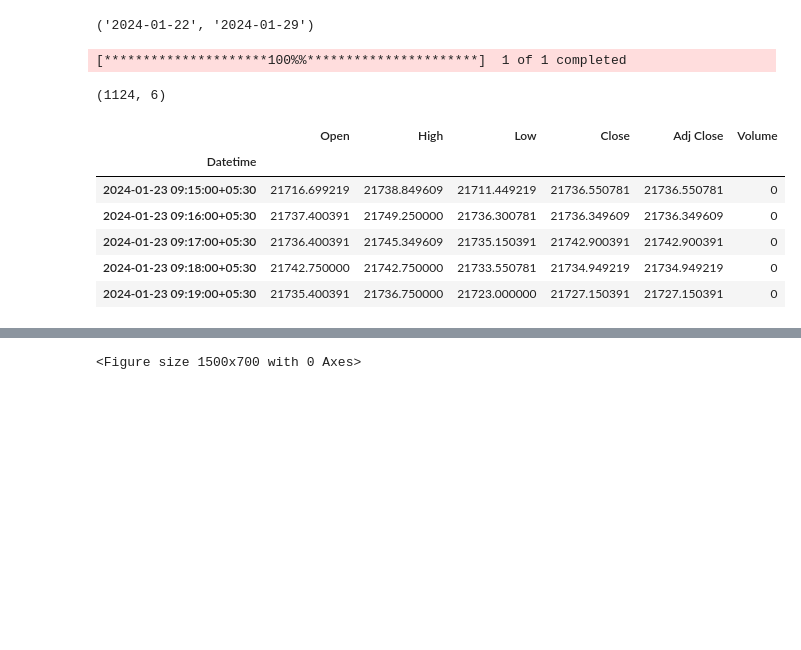
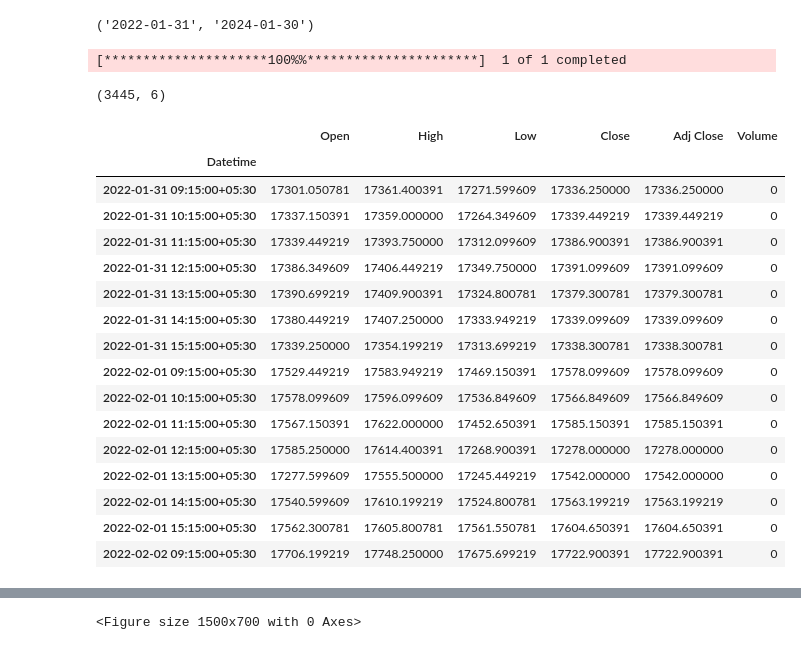
Before and after one commit to AIOnGraph/Nifty-stock-market-data-prediction, a Jupyter notebook: main.ipynb, the cells around one changed output, grey strips where cells are left out. Drawn from its saved outputs; the diff is of its cells as text; code cells hidden in the pictures; blank space fills up the shorter version.

```diff
--- a/main.ipynb
+++ b/main.ipynb
@@ -10,23 +10,33 @@ import joblib
 from statsmodels.tsa.api import VAR
 from sklearn.metrics import mean_squared_error
 # %%
-StartDate = (date.today()-timedelta(days=7)).strftime('%Y-%m-%d')
+StartDate = (date.today()-timedelta(days=365*2-1)).strftime('%Y-%m-%d')
 EndDate= (date.today()).strftime('%Y-%m-%d')
 StartDate,EndDate
 # %% [output]
-('2024-01-22', '2024-01-29')
+('2022-01-31', '2024-01-30')
 # %%
 ticker = "^NSEI"
-df=yfinance.download(tickers=ticker,start=StartDate,end=EndDate,interval='1m')
+df=yfinance.download(tickers=ticker,start=StartDate,end=EndDate,interval='1h')
 print(df.shape)
-df.head()
+df.head(15)
 # %% [output]
 [*********************100%%**********************]  1 of 1 completed
-(1124, 6)
+(3445, 6)
 |  | Open | High | Low | Close | Adj Close | Volume |
 | Datetime |  |  |  |  |  |  |
-| 2024-01-23 09:15:00+05:30 | 21716.699219 | 21738.849609 | 21711.449219 | 21736.550781 | 21736.550781 | 0 |
-| 2024-01-23 09:16:00+05:30 | 21737.400391 | 21749.250000 | 21736.300781 | 21736.349609 | 21736.349609 | 0 |
-| 2024-01-23 09:17:00+05:30 | 21736.400391 | 21745.349609 | 21735.150391 | 21742.900391 | 21742.900391 | 0 |
-| 2024-01-23 09:18:00+05:30 | 21742.750000 | 21742.750000 | 21733.550781 | 21734.949219 | 21734.949219 | 0 |
-| 2024-01-23 09:19:00+05:30 | 21735.400391 | 21736.750000 | 21723.000000 | 21727.150391 | 21727.150391 | 0 |
+| 2022-01-31 09:15:00+05:30 | 17301.050781 | 17361.400391 | 17271.599609 | 17336.250000 | 17336.250000 | 0 |
+| 2022-01-31 10:15:00+05:30 | 17337.150391 | 17359.000000 | 17264.349609 | 17339.449219 | 17339.449219 | 0 |
+| 2022-01-31 11:15:00+05:30 | 17339.449219 | 17393.750000 | 17312.099609 | 17386.900391 | 17386.900391 | 0 |
+| 2022-01-31 12:15:00+05:30 | 17386.349609 | 17406.449219 | 17349.750000 | 17391.099609 | 17391.099609 | 0 |
+| 2022-01-31 13:15:00+05:30 | 17390.699219 | 17409.900391 | 17324.800781 | 17379.300781 | 17379.300781 | 0 |
+| 2022-01-31 14:15:00+05:30 | 17380.449219 | 17407.250000 | 17333.949219 | 17339.099609 | 17339.099609 | 0 |
+| 2022-01-31 15:15:00+05:30 | 17339.250000 | 17354.199219 | 17313.699219 | 17338.300781 | 17338.300781 | 0 |
+| 2022-02-01 09:15:00+05:30 | 17529.449219 | 17583.949219 | 17469.150391 | 17578.099609 | 17578.099609 | 0 |
+| 2022-02-01 10:15:00+05:30 | 17578.099609 | 17596.099609 | 17536.849609 | 17566.849609 | 17566.849609 | 0 |
+| 2022-02-01 11:15:00+05:30 | 17567.150391 | 17622.000000 | 17452.650391 | 17585.150391 | 17585.150391 | 0 |
+| 2022-02-01 12:15:00+05:30 | 17585.250000 | 17614.400391 | 17268.900391 | 17278.000000 | 17278.000000 | 0 |
+| 2022-02-01 13:15:00+05:30 | 17277.599609 | 17555.500000 | 17245.449219 | 17542.000000 | 17542.000000 | 0 |
+| 2022-02-01 14:15:00+05:30 | 17540.599609 | 17610.199219 | 17524.800781 | 17563.199219 | 17563.199219 | 0 |
+| 2022-02-01 15:15:00+05:30 | 17562.300781 | 17605.800781 | 17561.550781 | 17604.650391 | 17604.650391 | 0 |
+| 2022-02-02 09:15:00+05:30 | 17706.199219 | 17748.250000 | 17675.699219 | 17722.900391 | 17722.900391 | 0 |
```
Also changed, not shown: parts of 6 cells of this notebook, 2 other files.
